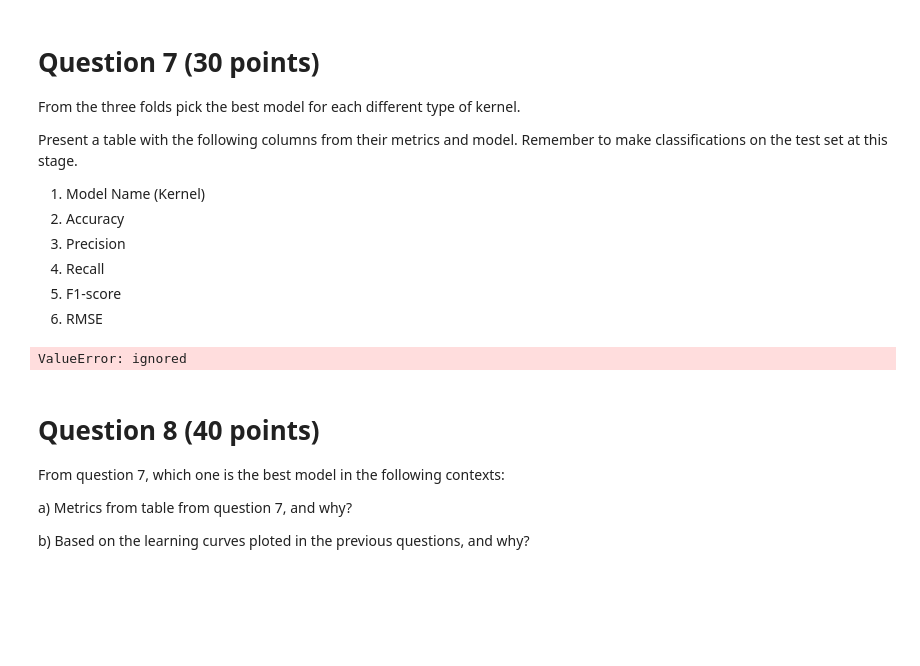
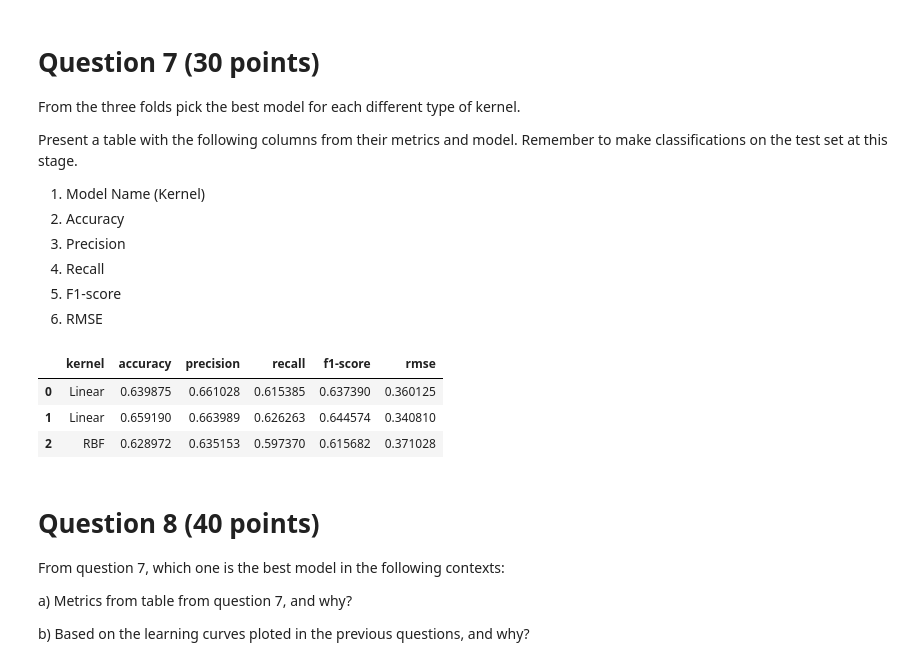
Before and after one commit to dgambone3/CSC_6850-MachineLearning-AssignmentThree, a Jupyter notebook: Gambone_Assignment3_ML.ipynb, the cells around one changed output. Cells and saved outputs as stored; diff of their text form; code cells hidden in the pictures; blank space fills up the shorter version.

```diff
--- a/Gambone_Assignment3_ML.ipynb
+++ b/Gambone_Assignment3_ML.ipynb
@@ -344,38 +357,40 @@ Present a table with the following columns from their metrics and model. Remembe
 # %%
 def get_scores(y_test, y_pred, kernel):
 
   accuracy = metrics.accuracy_score(y_test, y_pred)
   precision = metrics.precision_score(y_test, y_pred)
   recall = metrics.recall_score(y_test, y_pred)
   f1_score = metrics.f1_score(y_test, y_pred)
   rmse = metrics.mean_squared_error(y_true=y_test, y_pred=y_pred)
 
   r = [kernel, accuracy, precision, recall, f1_score, rmse]
 
   return r
 
 
 
-best_mods = pd.DataFrame(columns=['state', 'kernel', 'accuracy', 'precision', 'recall', 'f1-score', 'rmse'])
+best_mods = pd.DataFrame(columns=['kernel', 'accuracy', 'precision', 'recall', 'f1-score', 'rmse'])
 #linear for split 1
-
 s1_pred = splits.at[0, 'Linear'].predict(X_test1)
 best1 = get_scores(y_test1, s1_pred, titles[0])
 best_mods.loc[len(best_mods)] = best1
 
 #linear for split 2
-s2_pred = splits.at[2,'RBF'].predict(X_test2)
-best2 = (get_scores(y_test2, s2_pred, titles[0]))
+s2_pred = splits.at[1,'Linear'].predict(X_test2)
+best2 = get_scores(y_test2, s2_pred, titles[0])
 best_mods.loc[len(best_mods)] = best2
 
 #rbf for split 3
-s3_pred = splits.at[1,'RBF'].predict(X_test3)
+s3_pred = splits.at[2,'RBF'].predict(X_test3)
 best3 = get_scores(y_test3, s3_pred, titles[2])
 best_mods.loc[len(best_mods)] = best3
 
 best_mods
 # %% [output]
-ValueError: ignored
+|  | kernel | accuracy | precision | recall | f1-score | rmse |
+| 0 | Linear | 0.639875 | 0.661028 | 0.615385 | 0.637390 | 0.360125 |
+| 1 | Linear | 0.659190 | 0.663989 | 0.626263 | 0.644574 | 0.340810 |
+| 2 | RBF | 0.628972 | 0.635153 | 0.597370 | 0.615682 | 0.371028 |
 # %% [markdown]
 # Question 8 (40 points)
 
```
Also changed, not shown: parts of 6 cells of this notebook.
